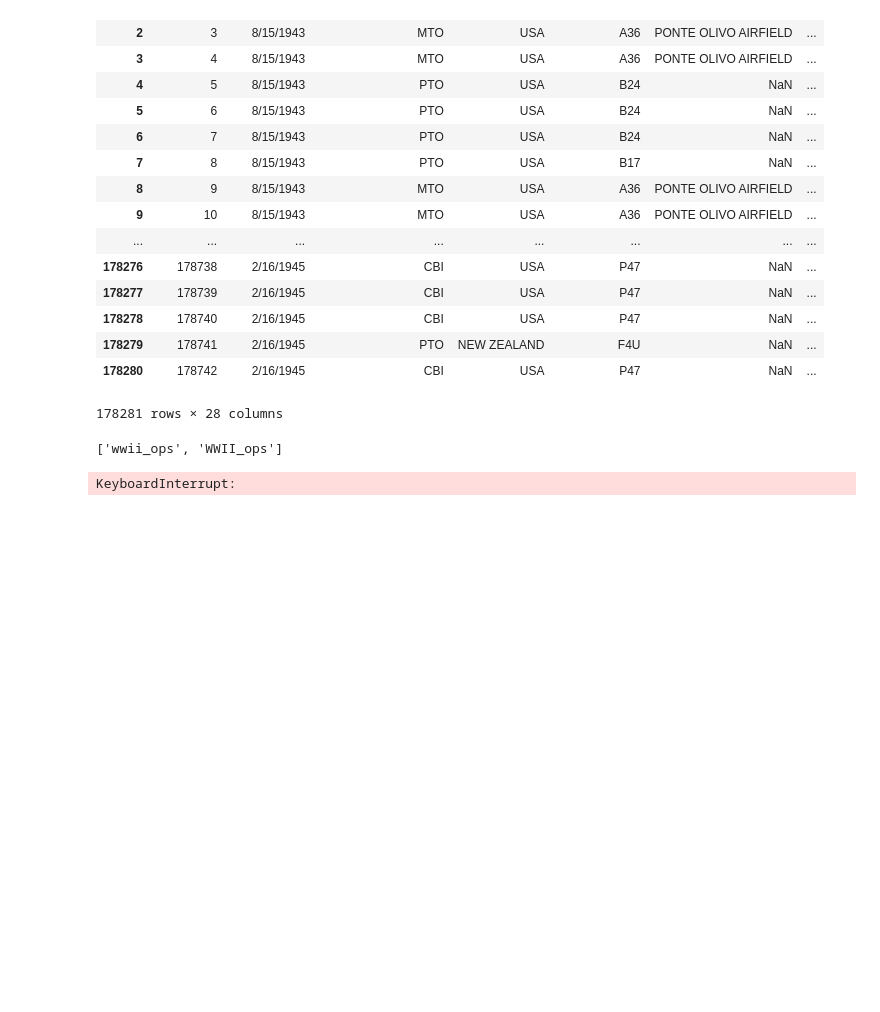
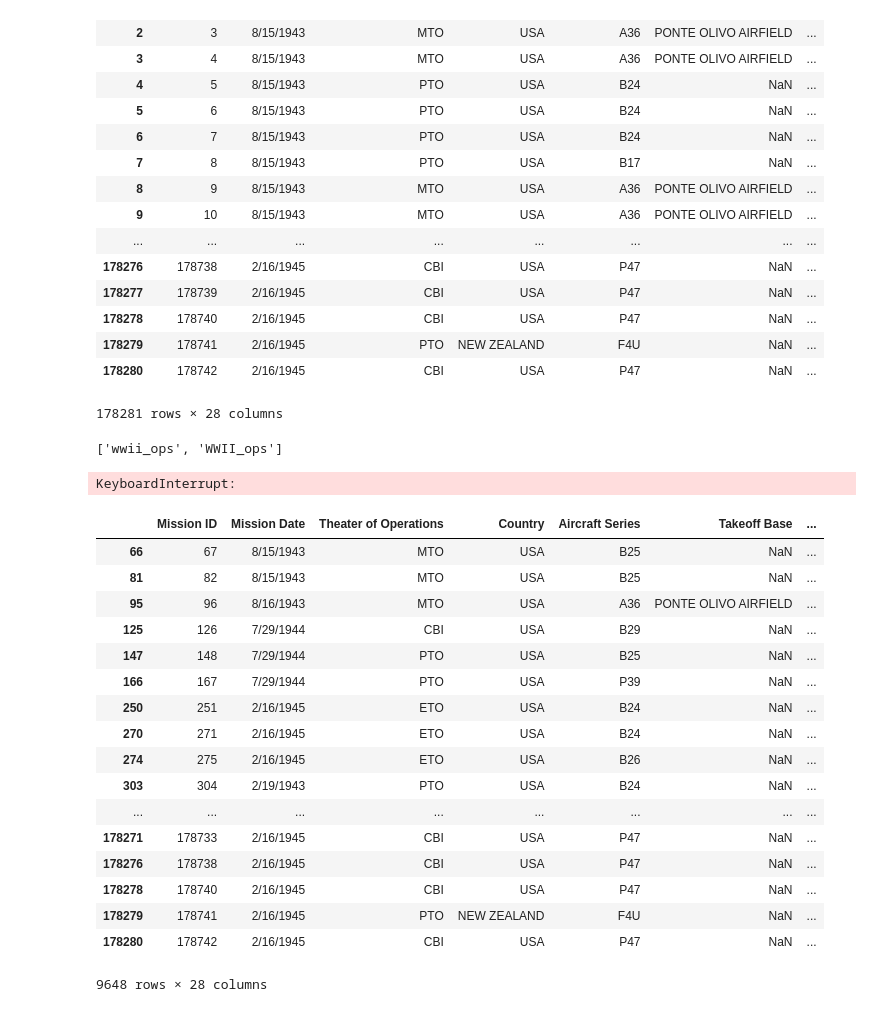
Before and after one commit to clor757/World-War-II-Bombing-Project, a Jupyter notebook: WW II Operations Project.ipynb, the cells around one changed output. Cells and saved outputs as stored; diff of their text form; code cells hidden in the pictures; blank space fills up the shorter version.

```diff
--- a/WW II Operations Project.ipynb
+++ b/WW II Operations Project.ipynb
@@ -56,3 +57,26 @@ WWII_ops.to_sql(name = 'WWII_ops', con=engine, if_exists='append', index=False)
 KeyboardInterrupt:
 # %%
 WWII_ops.to_csv('WWII_ops.csv')
+# %%
+WWII_ops2=WWII_ops.drop_duplicates(['Takeoff Latitude', 'Takeoff Longitude', 'Target Latitude', 'Target Longitude'], keep='last')
+# %%
+WWII_ops2
+# %% [output]
+|  | Mission ID | Mission Date | Theater of Operations | Country | Aircraft Series | Takeoff Base | ... |
+| 66 | 67 | 8/15/1943 | MTO | USA | B25 | NaN | ... |
+| 81 | 82 | 8/15/1943 | MTO | USA | B25 | NaN | ... |
+| 95 | 96 | 8/16/1943 | MTO | USA | A36 | PONTE OLIVO AIRFIELD | ... |
+| 125 | 126 | 7/29/1944 | CBI | USA | B29 | NaN | ... |
+| 147 | 148 | 7/29/1944 | PTO | USA | B25 | NaN | ... |
+| 166 | 167 | 7/29/1944 | PTO | USA | P39 | NaN | ... |
+| 250 | 251 | 2/16/1945 | ETO | USA | B24 | NaN | ... |
+| 270 | 271 | 2/16/1945 | ETO | USA | B24 | NaN | ... |
+| 274 | 275 | 2/16/1945 | ETO | USA | B26 | NaN | ... |
+| 303 | 304 | 2/19/1943 | PTO | USA | B24 | NaN | ... |
+| ... | ... | ... | ... | ... | ... | ... | ... |
+| 178271 | 178733 | 2/16/1945 | CBI | USA | P47 | NaN | ... |
+| 178276 | 178738 | 2/16/1945 | CBI | USA | P47 | NaN | ... |
+| 178278 | 178740 | 2/16/1945 | CBI | USA | P47 | NaN | ... |
+| 178279 | 178741 | 2/16/1945 | PTO | NEW ZEALAND | F4U | NaN | ... |
+| 178280 | 178742 | 2/16/1945 | CBI | USA | P47 | NaN | ... |
+9648 rows × 28 columns
```
Also changed, not shown: parts of 3 cells of this notebook.
